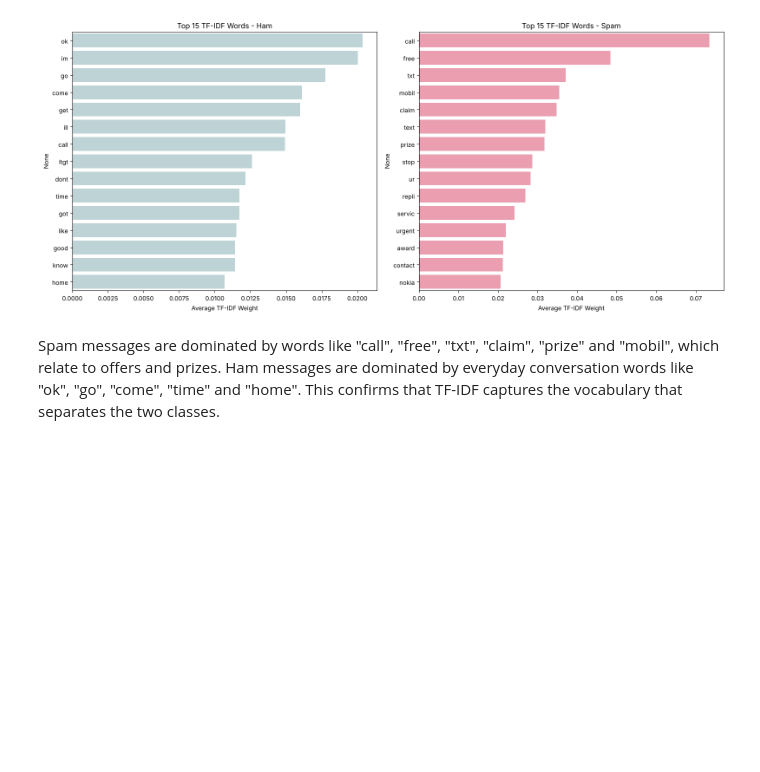
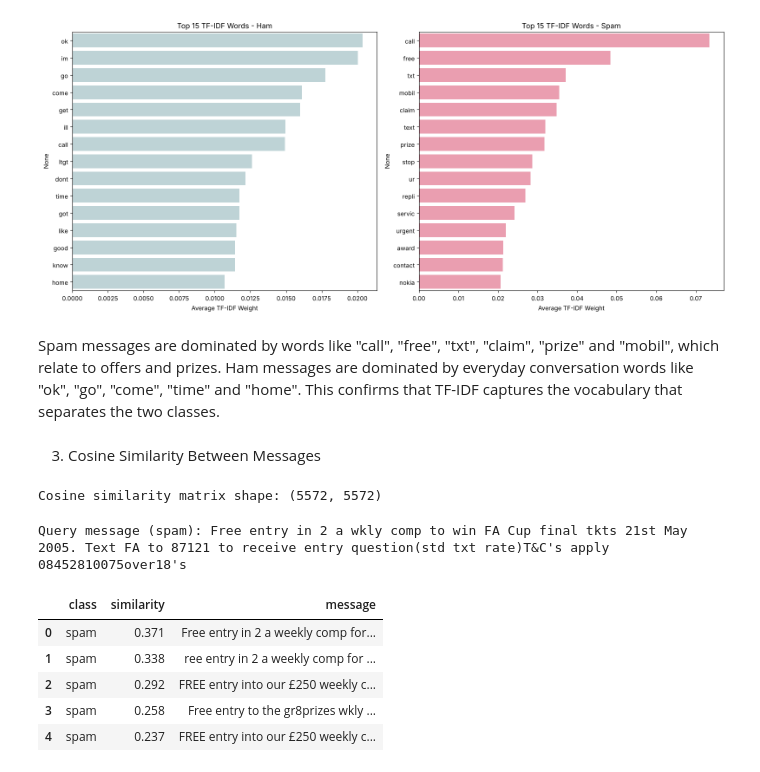
Before and after one commit to LujainAyyash/DS483-Project, a Jupyter notebook: NLP_Code.ipynb, the cells around one changed output. Drawn from its saved outputs; the diff is of its cells as text; code cells hidden in the pictures; blank space fills up the shorter version.

Commit message:
Add cosine similarity and most similar messages search

```diff
--- a/NLP_Code.ipynb
+++ b/NLP_Code.ipynb
@@ -347,3 +347,5 @@ plt.show()
 [figure]
 # %% [markdown]
 Spam messages are dominated by words like "call", "free", "txt", "claim", "prize" and "mobil", which relate to offers and prizes. Ham messages are dominated by everyday conversation words like "ok", "go", "come", "time" and "home". This confirms that TF-IDF captures the vocabulary that separates the two classes.
+# %% [markdown]
+3. Cosine Similarity Between Messages
@@ -349,0 +354,39 @@ Spam messages are dominated by words like "call", "free", "txt", "claim", "prize
+# %%
+cos_sim = cosine_similarity(X_tfidf)
+print('Cosine similarity matrix shape:', cos_sim.shape)
+
+def most_similar(idx, top_n=5):
+    scores = cos_sim[idx].copy()
+    scores[idx] = -1  # exclude the message itself
+    order = scores.argsort()[::-1]
+    # skip exact copies of the query and repeated messages
+    seen = {df['message'].iloc[idx]}
+    top_idx = []
+    for i in order:
+        msg = df['message'].iloc[i]
+        if msg not in seen:
+            seen.add(msg)
+            top_idx.append(i)
+        if len(top_idx) == top_n:
+            break
+    result = pd.DataFrame({
+        'class': df['class'].iloc[top_idx].values,
+        'similarity': scores[top_idx].round(3),
+        'message': df['message'].iloc[top_idx].values
+    })
+    return result
+# %% [output]
+Cosine similarity matrix shape: (5572, 5572)
+# %%
+# example 1: a spam message
+query = 2
+print('Query message (' + df['class'][query] + '):', df['message'][query])
+most_similar(query)
+# %% [output]
+Query message (spam): Free entry in 2 a wkly comp to win FA Cup final tkts 21st May 2005. Text FA to 87121 to receive entry question(std txt rate)T&C's apply 08452810075over18's
+|  | class | similarity | message |
+| 0 | spam | 0.371 | Free entry in 2 a weekly comp for... |
+| 1 | spam | 0.338 | ree entry in 2 a weekly comp for ... |
+| 2 | spam | 0.292 | FREE entry into our £250 weekly c... |
+| 3 | spam | 0.258 | Free entry to the gr8prizes wkly ... |
+| 4 | spam | 0.237 | FREE entry into our £250 weekly c... |
```
Also changed, not shown: parts of 4 cells of this notebook.
